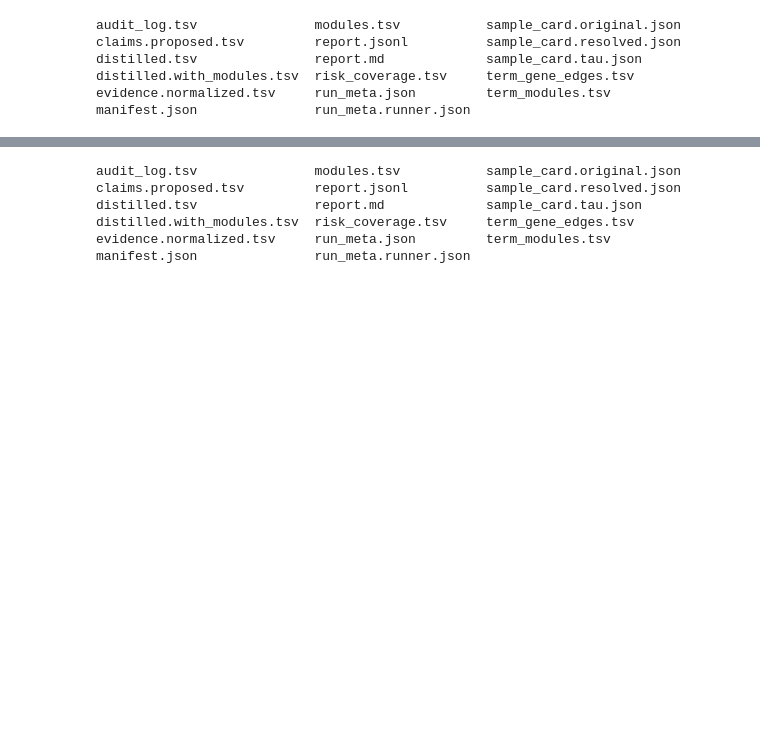
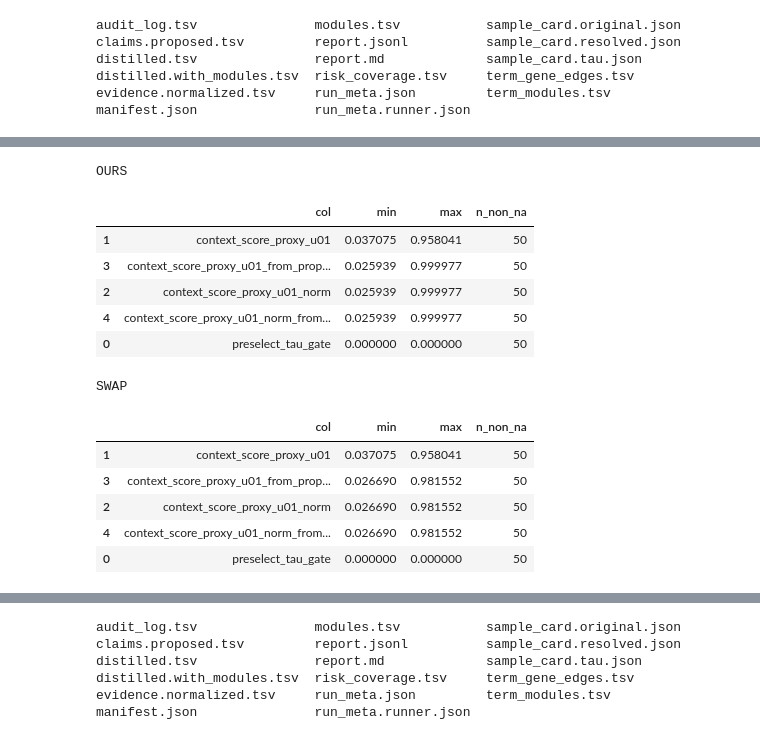
Before and after one commit to kenflab/LLM-PathwayCurator, a Jupyter notebook: paper/notebooks/Fig2_repro.v6.ipynb, the cells around one changed output, grey strips where cells are left out. Drawn from its saved outputs; the diff is of its cells as text; code cells hidden in the pictures; blank space fills up the shorter version.

```diff
--- a/paper/notebooks/Fig2_repro.v6.ipynb
+++ b/paper/notebooks/Fig2_repro.v6.ipynb
@@ -310,0 +450,30 @@ meta     True 8124
+# %%
+import pandas as pd
+
+def probe_u_cols(df):
+    cand = [c for c in df.columns if ("proxy" in c and "u01" in c) or c.endswith("_u01") or "u_gate" in c]
+    out = []
+    for c in cand:
+        s = pd.to_numeric(df[c], errors="coerce")
+        out.append((c, float(s.min()), float(s.max()), int(s.notna().sum())))
+    return pd.DataFrame(out, columns=["col","min","max","n_non_na"]).sort_values(["n_non_na","col"], ascending=[False,True])
+
+print("OURS")
+display(probe_u_cols(a))   # a は ours の audit df
+print("SWAP")
+display(probe_u_cols(b))   # b は swap の audit df
+# %% [output]
+OURS
+|  | col | min | max | n_non_na |
+| 1 | context_score_proxy_u01 | 0.037075 | 0.958041 | 50 |
+| 3 | context_score_proxy_u01_from_prop... | 0.025939 | 0.999977 | 50 |
+| 2 | context_score_proxy_u01_norm | 0.025939 | 0.999977 | 50 |
+| 4 | context_score_proxy_u01_norm_from... | 0.025939 | 0.999977 | 50 |
+| 0 | preselect_tau_gate | 0.000000 | 0.000000 | 50 |
+SWAP
+|  | col | min | max | n_non_na |
+| 1 | context_score_proxy_u01 | 0.037075 | 0.958041 | 50 |
+| 3 | context_score_proxy_u01_from_prop... | 0.026690 | 0.981552 | 50 |
+| 2 | context_score_proxy_u01_norm | 0.026690 | 0.981552 | 50 |
+| 4 | context_score_proxy_u01_norm_from... | 0.026690 | 0.981552 | 50 |
+| 0 | preselect_tau_gate | 0.000000 | 0.000000 | 50 |
```
Also changed, not shown: parts of 19 cells of this notebook, 3 other files.
